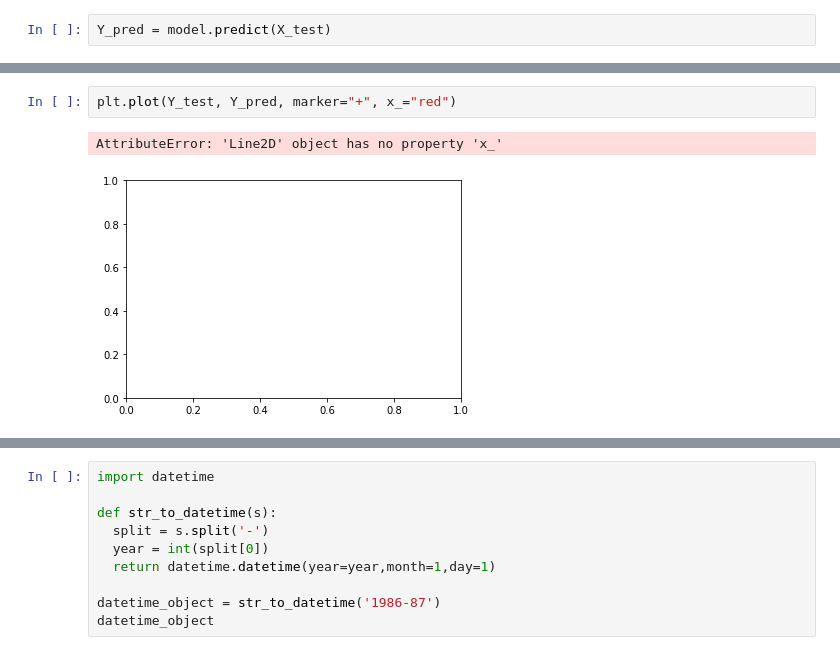
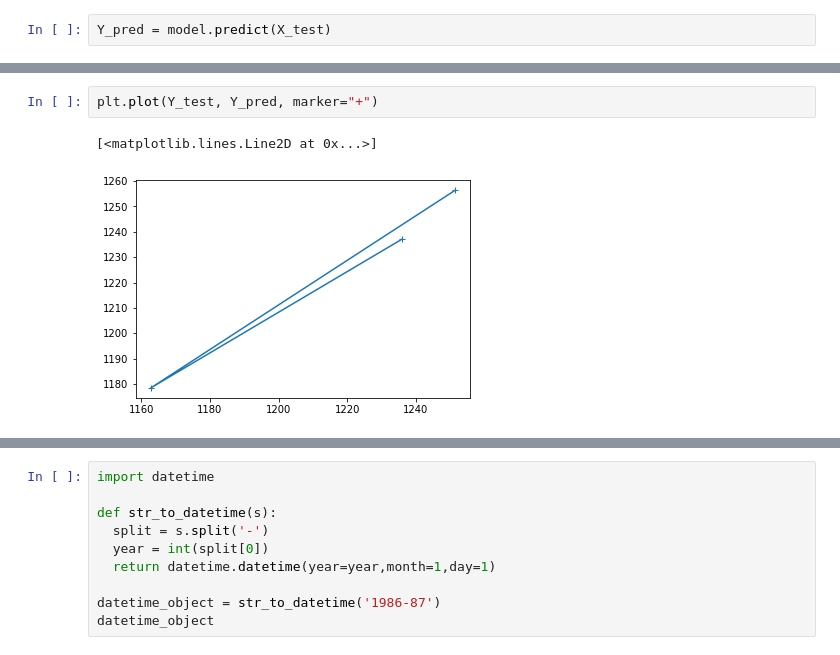
Before and after one commit to dipanshuhappy/probability-hackathon, a Jupyter notebook: food sector/food-production/Food_Production.ipynb, the cells around one changed output, grey strips where cells are left out. Drawn from its saved outputs; the diff is of its cells as text.

```diff
--- a/food sector/food-production/Food_Production.ipynb
+++ b/food sector/food-production/Food_Production.ipynb
@@ -228,8 +229,8 @@ print(Y_pred)
 # %%
-plt.plot(Y_test, Y_pred, marker="+", x_="red")
+plt.plot(Y_test, Y_pred, marker="+")
 # %% [output]
-AttributeError: 'Line2D' object has no property 'x_'
+[<matplotlib.lines.Line2D at 0x...>]
-[figure, old version]
+[figure, new version]
 # %%
 [Y_test, Y_pred]
 # %% [output]
```
Also changed, not shown: parts of 22 cells of this notebook.
